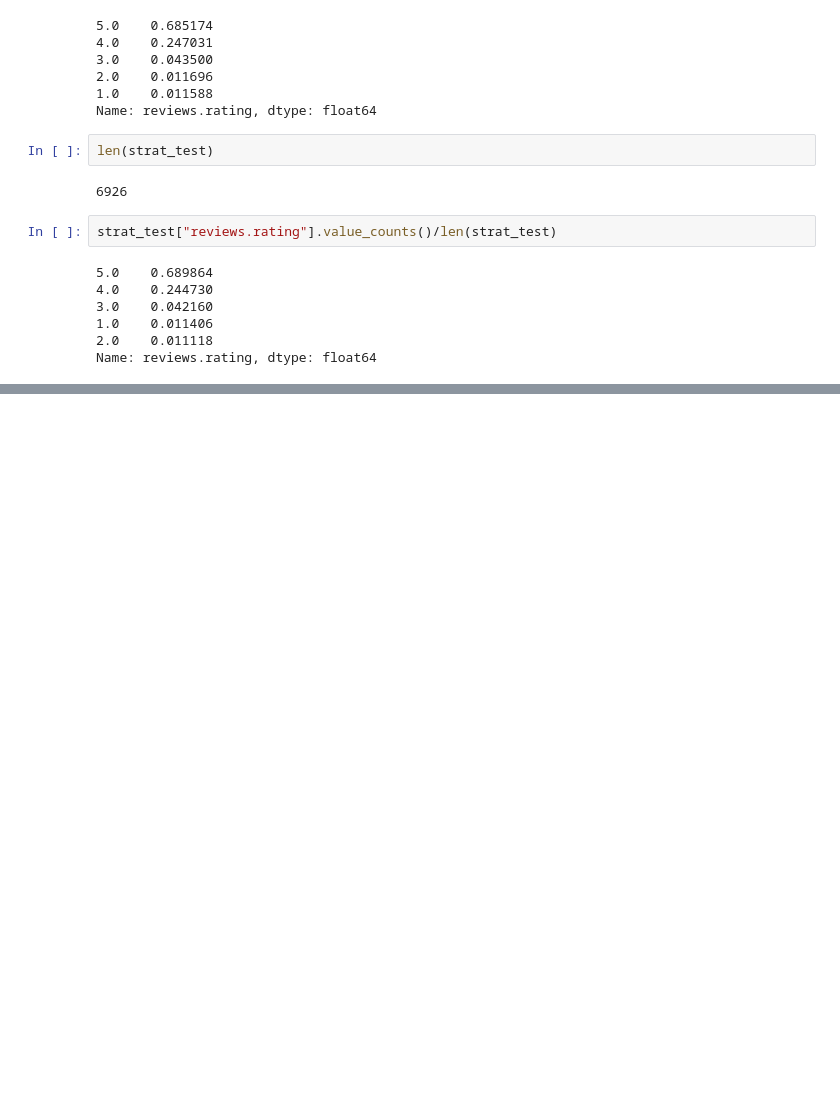
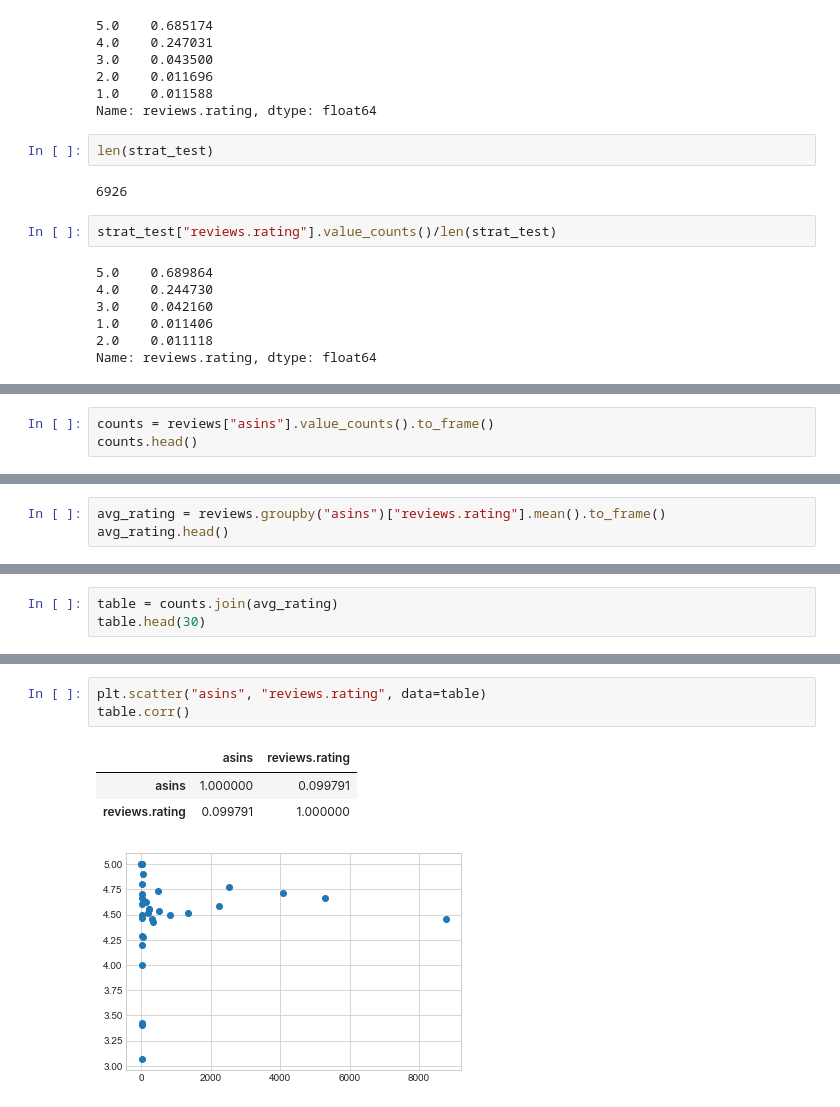
Before and after one commit to nishantwrp/data-mining-project, a Jupyter notebook: notebook.ipynb, the cells around one changed output, grey strips where cells are left out. Drawn from its saved outputs; the diff is of its cells as text; blank space fills up the shorter version.

```diff
--- a/notebook.ipynb
+++ b/notebook.ipynb
@@ -171,0 +385,3 @@ Name: reviews.rating, dtype: float64
+# %%
+counts = reviews["asins"].value_counts().to_frame()
+counts.head()
@@ -171,0 +395,3 @@ Name: reviews.rating, dtype: float64
+# %%
+avg_rating = reviews.groupby("asins")["reviews.rating"].mean().to_frame()
+avg_rating.head()
@@ -171,0 +406,3 @@ Name: reviews.rating, dtype: float64
+# %%
+table = counts.join(avg_rating)
+table.head(30)
@@ -171,0 +427,8 @@ Name: reviews.rating, dtype: float64
+# %%
+plt.scatter("asins", "reviews.rating", data=table)
+table.corr()
+# %% [output]
+|  | asins | reviews.rating |
+| asins | 1.000000 | 0.099791 |
+| reviews.rating | 0.099791 | 1.000000 |
+[figure, added]
```
Also changed, not shown: parts of 76 cells of this notebook.
